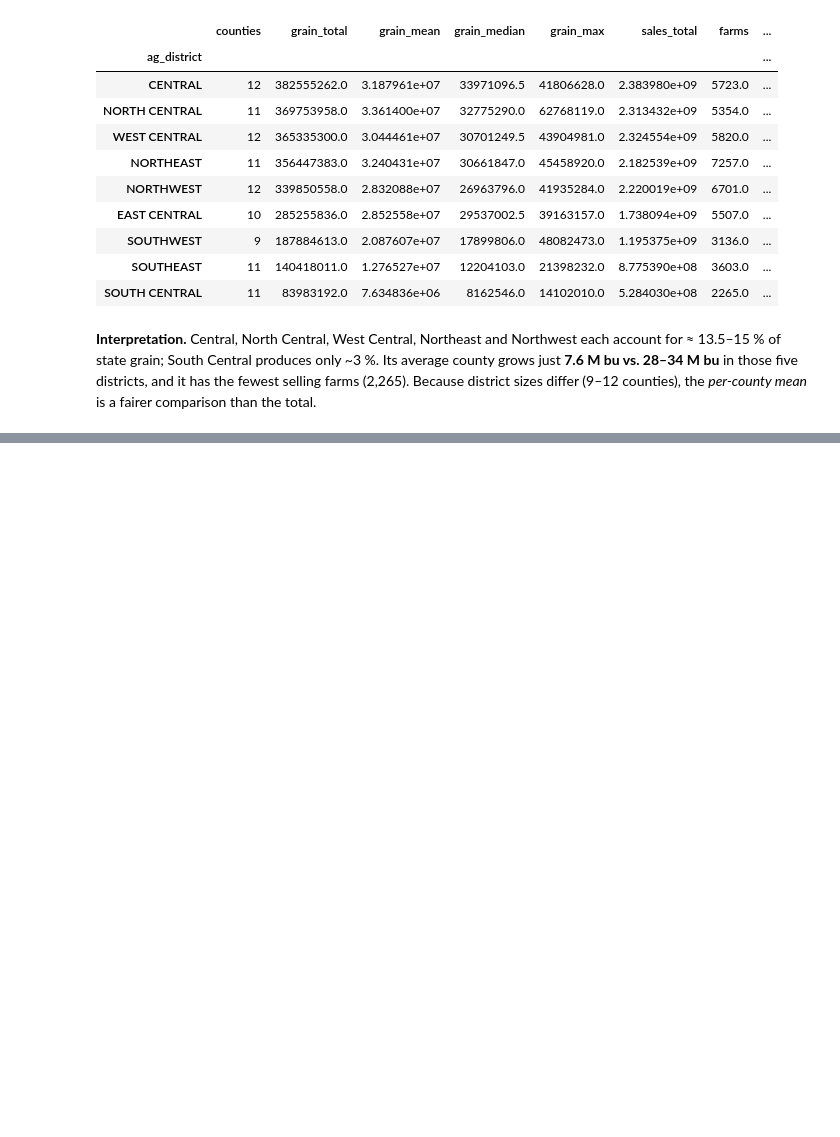
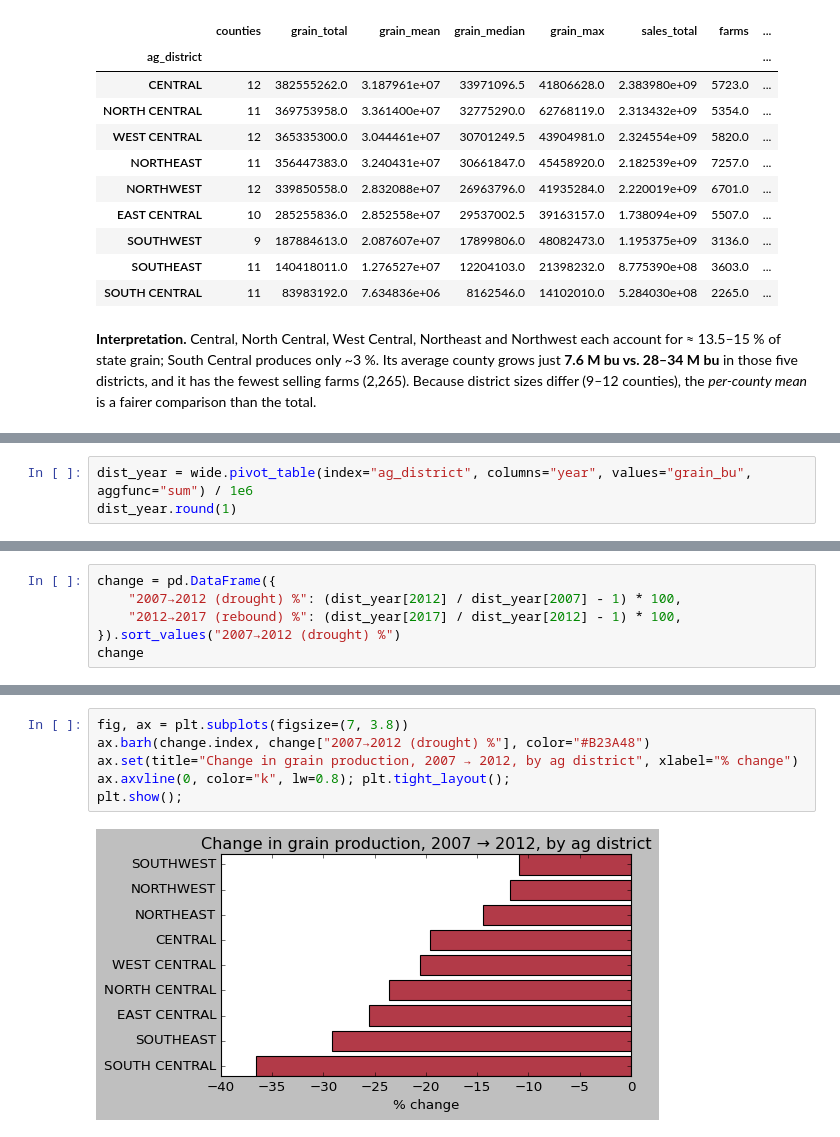
Before and after one commit to Nemipatel210/DataManagement, a Jupyter notebook: DataManagment_PS1.ipynb, the cells around one changed output, grey strips where cells are left out. Drawn from its saved outputs; the diff is of its cells as text; blank space fills up the shorter version.

```diff
--- a/DataManagment_PS1.ipynb
+++ b/DataManagment_PS1.ipynb
@@ -670,0 +640,3 @@ by_district
+# %%
+dist_year = wide.pivot_table(index="ag_district", columns="year", values="grain_bu", aggfunc="sum") / 1e6
+dist_year.round(1)
@@ -670,0 +655,6 @@ by_district
+# %%
+change = pd.DataFrame({
+    "2007→2012 (drought) %": (dist_year[2012] / dist_year[2007] - 1) * 100,
+    "2012→2017 (rebound) %": (dist_year[2017] / dist_year[2012] - 1) * 100,
+}).sort_values("2007→2012 (drought) %")
+change
@@ -670,0 +673,8 @@ by_district
+# %%
+fig, ax = plt.subplots(figsize=(7, 3.8))
+ax.barh(change.index, change["2007→2012 (drought) %"], color="#B23A48")
+ax.set(title="Change in grain production, 2007 → 2012, by ag district", xlabel="% change")
+ax.axvline(0, color="k", lw=0.8); plt.tight_layout();
+plt.show();
+# %% [output]
+[figure, added]
```
Also changed, not shown: parts of 21 cells of this notebook.
